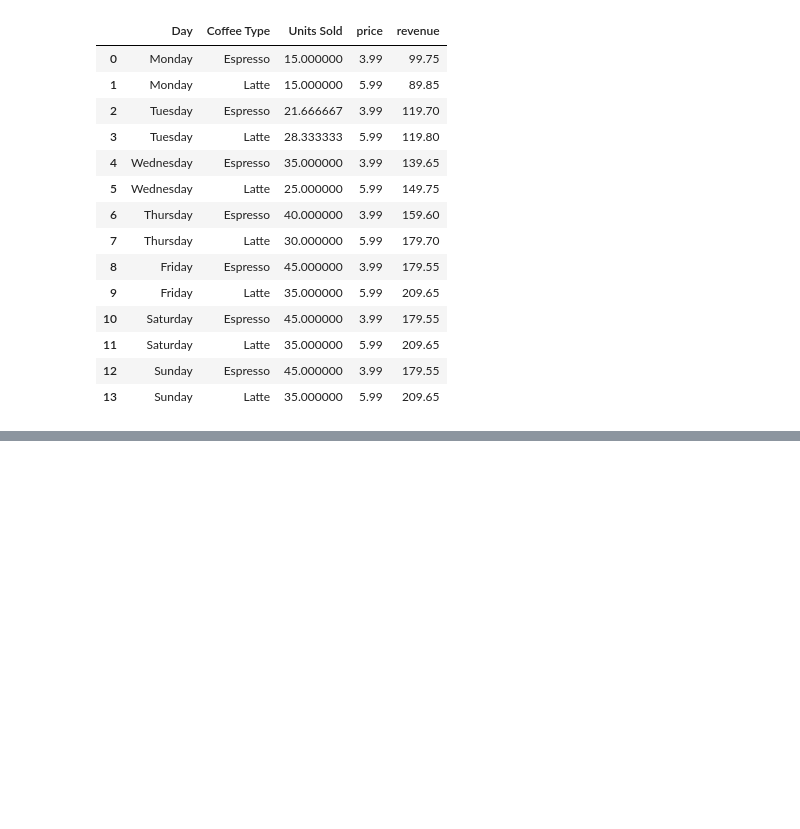
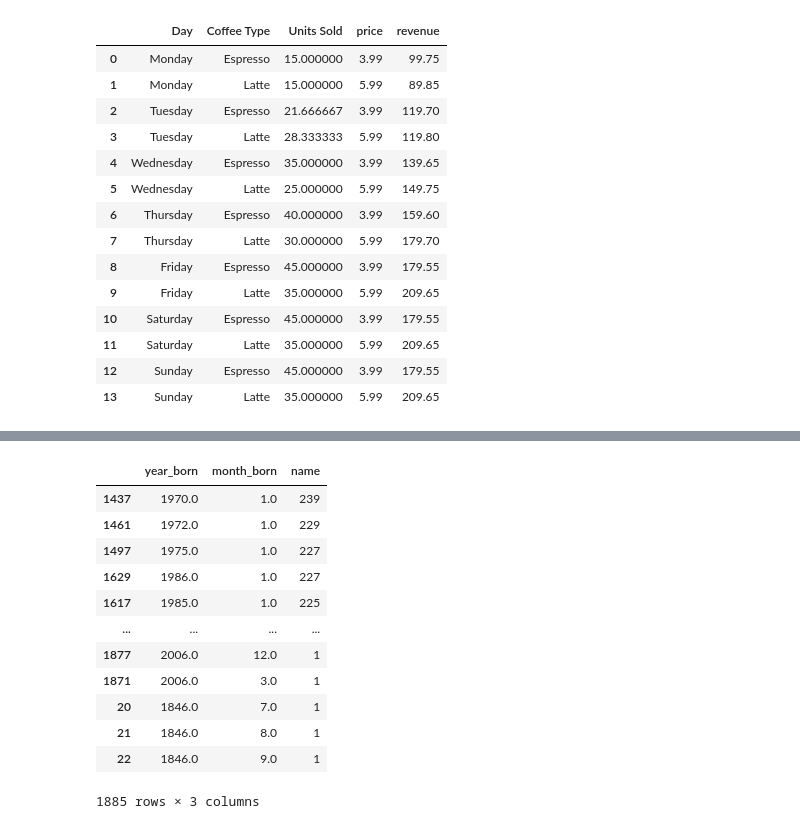
Before and after one commit to rodriguezandresed/pandas-sandbox, a Jupyter notebook: warmup.ipynb, the cells around one changed output, grey strips where cells are left out. Drawn from its saved outputs; the diff is of its cells as text; code cells hidden in the pictures; blank space fills up the shorter version.

```diff
--- a/warmup.ipynb
+++ b/warmup.ipynb
@@ -635,0 +683,26 @@ coffee.dropna(subset=['Units Sold'])
+# %%
+bios['born_date']= pd.to_datetime(bios['born_date'])
+bios['month_born']= pd.to_datetime(bios['born_date']).dt.month
+bios['year_born']= pd.to_datetime(bios['born_date']).dt.year
+#this is to convert the born_date column to datetime format, so we can use datetime methods on it
+
+bios.groupby(bios['born_date'].dt.year)['name'].count().reset_index()
+# the reset_index() method is used to convert the Series to a DataFrame which makes it easier to work with because:
+# it will have a default integer index and the year will be a column instead of the index
+
+bios.groupby([bios['year_born'], bios['month_born']])['name'].count().reset_index().sort_values('name', ascending=False)
+#this will group the data by year and month of birth, count the number of occurrences of each combination, reset the index and sort the results by the count in descending order
+# %% [output]
+|  | year_born | month_born | name |
+| 1437 | 1970.0 | 1.0 | 239 |
+| 1461 | 1972.0 | 1.0 | 229 |
+| 1497 | 1975.0 | 1.0 | 227 |
+| 1629 | 1986.0 | 1.0 | 227 |
+| 1617 | 1985.0 | 1.0 | 225 |
+| ... | ... | ... | ... |
+| 1877 | 2006.0 | 12.0 | 1 |
+| 1871 | 2006.0 | 3.0 | 1 |
+| 20 | 1846.0 | 7.0 | 1 |
+| 21 | 1846.0 | 8.0 | 1 |
+| 22 | 1846.0 | 9.0 | 1 |
+1885 rows × 3 columns
```
Also changed, not shown: parts of 7 cells of this notebook, 1 other file.
